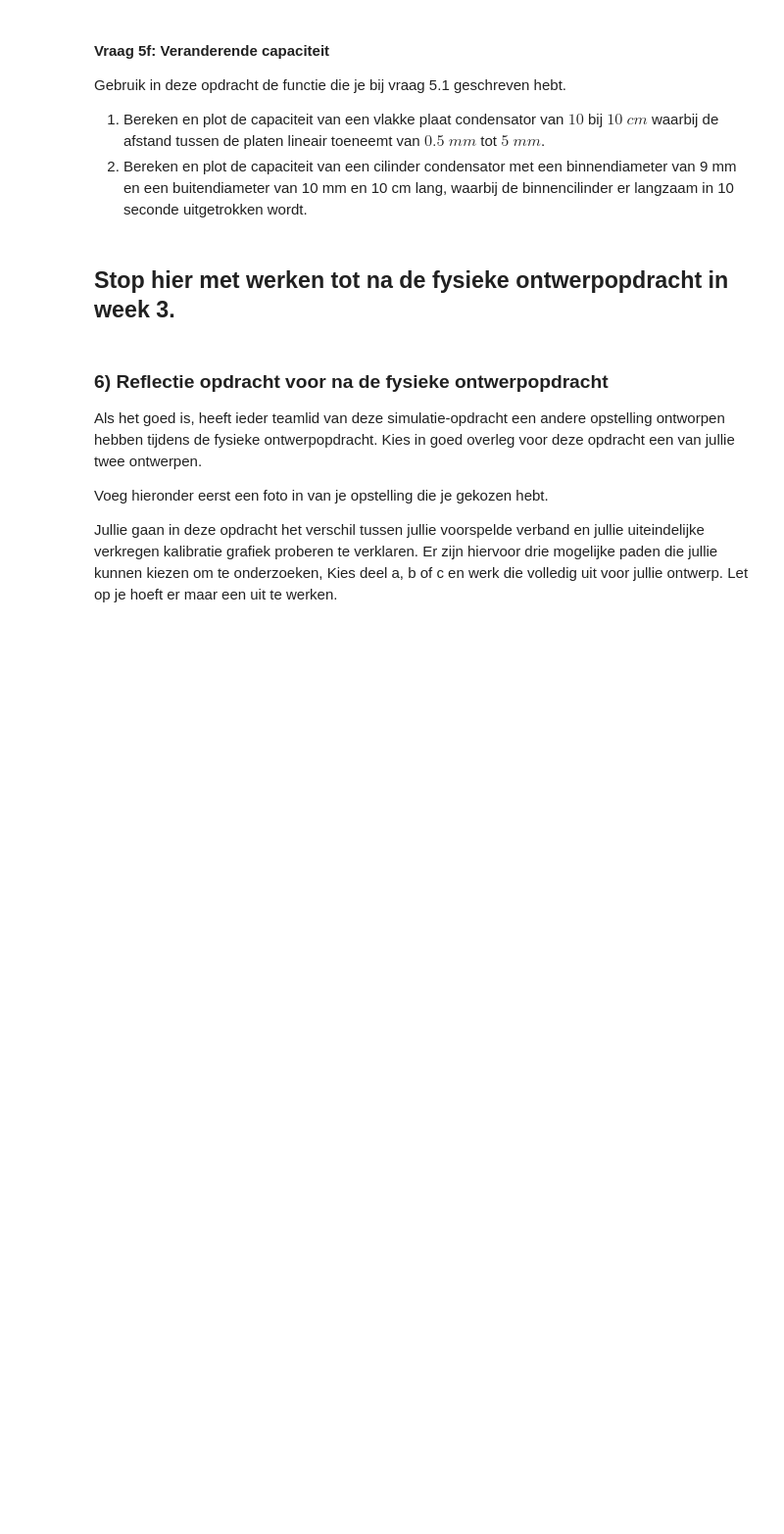
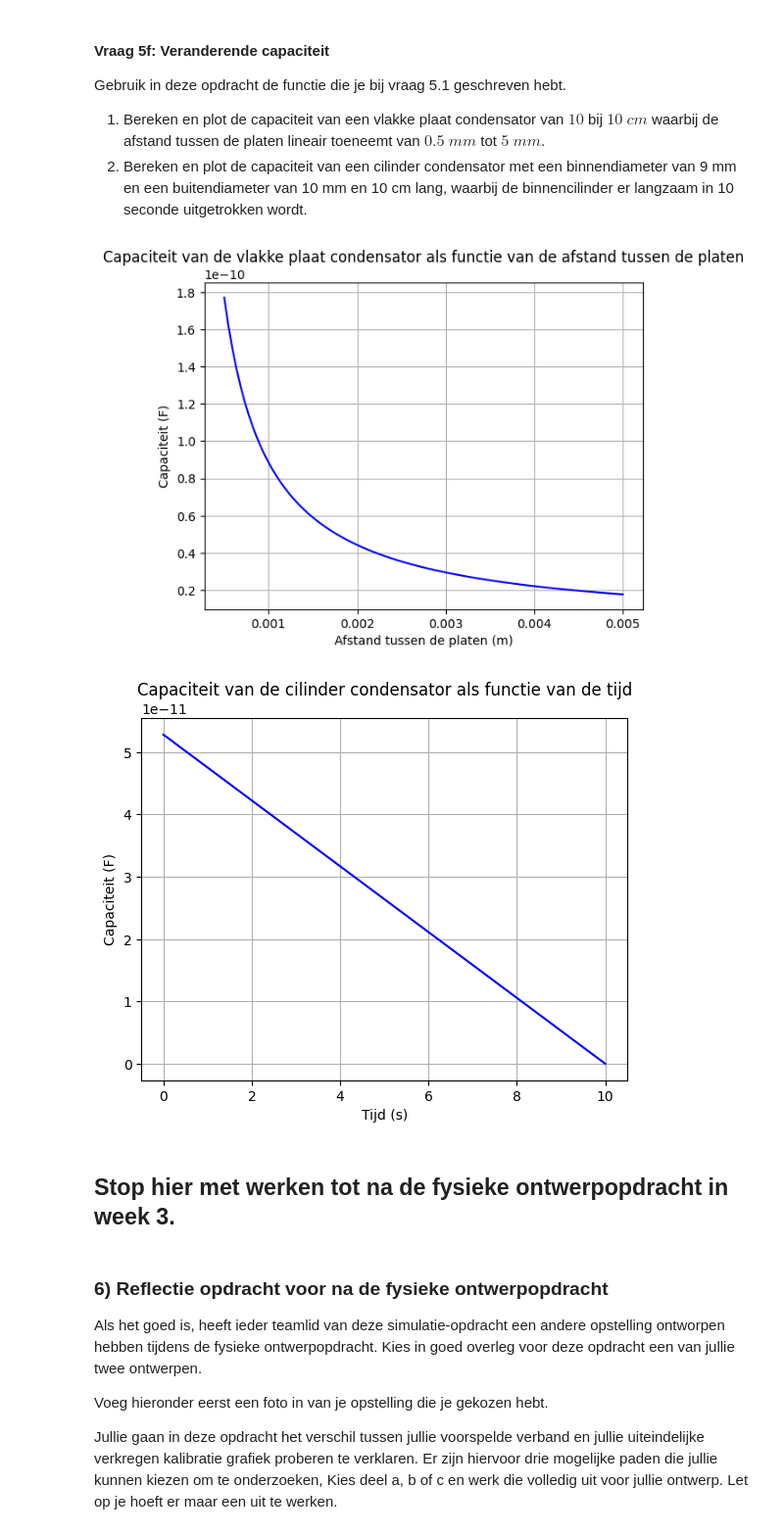
Before and after one commit to DRoelse/Daniel-Def-D, a Jupyter notebook: DigitaleOntwerpopdrachten/1CondensatorOpdracht/CondensatorOntwerpopdracht.ipynb, the cells around one changed output. Shown at 98% size. Drawn from its saved outputs; the diff is of its cells as text; code cells hidden in the pictures; blank space fills up the shorter version.

```diff
--- a/DigitaleOntwerpopdrachten/1CondensatorOpdracht/CondensatorOntwerpopdracht.ipynb
+++ b/DigitaleOntwerpopdrachten/1CondensatorOpdracht/CondensatorOntwerpopdracht.ipynb
@@ -662,9 +681,35 @@ Gebruik in deze opdracht de functie die je bij vraag 5.1 geschreven hebt.
 1. Bereken en plot de capaciteit van een vlakke plaat condensator van $10$ bij $10$ $cm$ waarbij de afstand tussen de platen lineair toeneemt van $0.5$ $mm$ tot $5$ $mm$.
 2. Bereken en plot de capaciteit van een cilinder condensator met een binnendiameter van 9 mm en een buitendiameter van 10 mm en 10 cm lang, waarbij de binnencilinder er langzaam in 10 seconde uitgetrokken wordt.
 # %%
-###
-###Jouw code hier###
-###
+A = 0.01
+afstanden = np.linspace(0.0005, 0.005, 100)
+C_platen = vlakkeplaat(A, afstanden) * medium_lucht
+
+plt.figure()
+plt.plot(afstanden, C_platen, 'b-')
+plt.xlabel('Afstand tussen de platen (m)')
+plt.ylabel('Capaciteit (F)')
+plt.title('Capaciteit van de vlakke plaat condensator als functie van de afstand tussen de platen')
+plt.grid()
+plt.show()
+
+r_in = 0.009 / 2
+r_uit = 0.010 / 2
+L_start = 0.1
+tijd = np.linspace(0, 10, 100)
+L_t = np.linspace(L_start, 0, 100)
+C_cilinder_t = cilinder(r_in, r_uit, L_t) * medium_lucht
+
+plt.figure()
+plt.plot(tijd, C_cilinder_t, 'b-')
+plt.xlabel('Tijd (s)')
+plt.ylabel('Capaciteit (F)')
+plt.title('Capaciteit van de cilinder condensator als functie van de tijd')
+plt.grid()
+plt.show()
+# %% [output]
+[figure, added]
+[figure, added]
 # %% [markdown]
 ## Stop hier met werken tot na de fysieke ontwerpopdracht in week 3.
 # %% [markdown]
```
Also changed, not shown: parts of 3 cells of this notebook.
